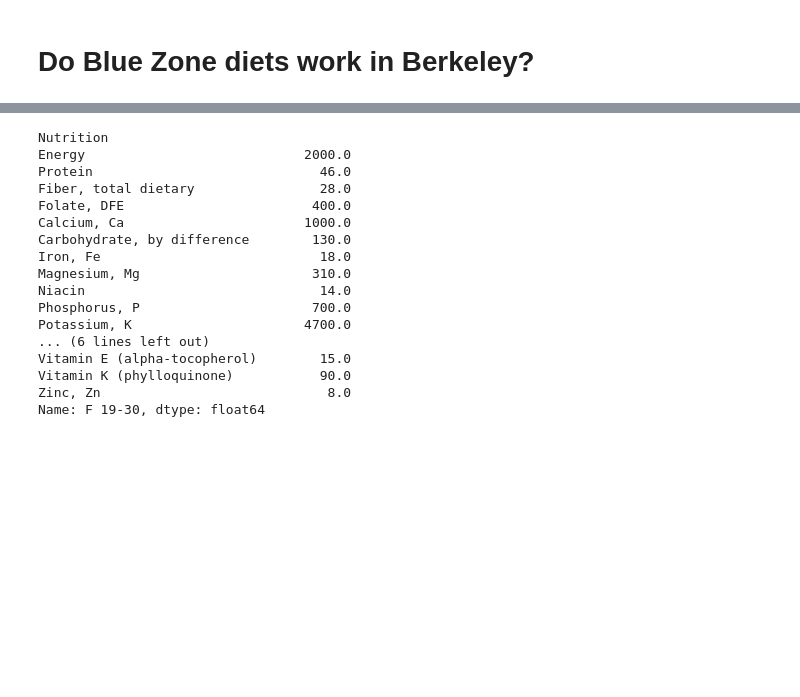
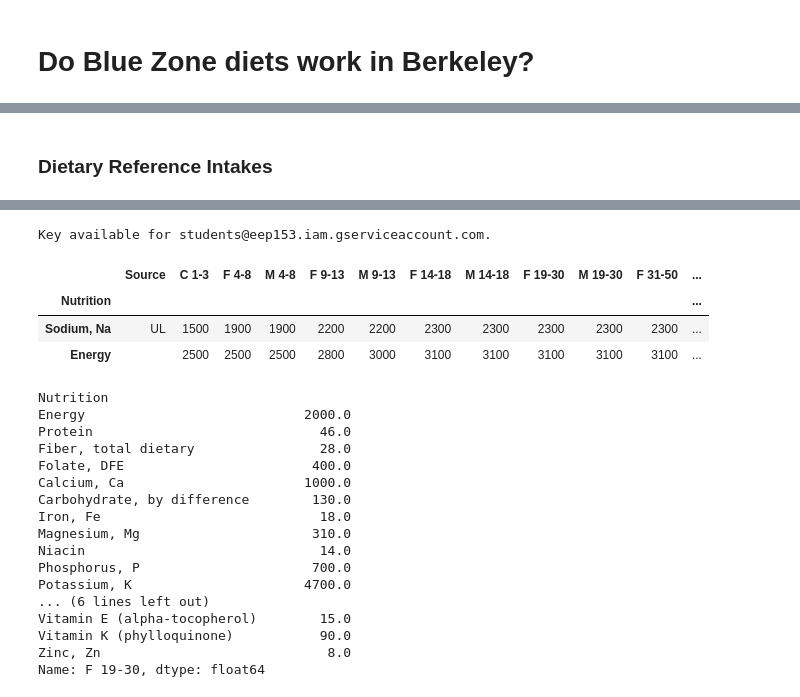
Before and after one commit to jackieschneider/Thomas-Allinson, a Jupyter notebook: BlueZonevsBerkeley.ipynb, the cells around one changed output, grey strips where cells are left out. Saved outputs shown, nothing was run; the diff lists cells and outputs as text; code cells hidden in the pictures; blank space fills up the shorter version.

```diff
--- a/BlueZonevsBerkeley.ipynb
+++ b/BlueZonevsBerkeley.ipynb
@@ -40,3 +48,5 @@ Requirement already satisfied: oauthlib>=3.0.0 in /srv/conda/lib/python3.9/site-
+# %% [markdown]
+### Dietary Reference Intakes
 # %%
 #Read diet minimum data
 diet_min = pd.read_csv("diet_minimums.csv")
@@ -66,6 +74,22 @@ diet_min
 | Vitamin E (alpha-tocopherol) | RDA | 6.0 | 7.0 | 7.0 | 11.0 | 11.0 | 15.0 | 15.0 | 15.0 | 15.0 | 15.0 | ... |
 | Vitamin K (phylloquinone) | AI | 30.0 | 55.0 | 55.0 | 60.0 | 60.0 | 75.0 | 75.0 | 90.0 | 120.0 | 90.0 | ... |
 | Zinc, Zn | RDA | 3.0 | 5.0 | 5.0 | 8.0 | 8.0 | 9.0 | 11.0 | 8.0 | 11.0 | 8.0 | ... |
+# %%
+from eep153_tools.sheets import read_sheets
+
+DRI_url = "https://docs.google.com/spreadsheets/d/1y95IsQ4HKspPW3HHDtH7QMtlDA66IUsCHJLutVL-MMc/"
+
+DRIs = read_sheets(DRI_url)
+
+# Define *maximums*
+diet_max = DRIs['diet_maximums'].set_index('Nutrition')
+diet_max
+# %% [output]
+Key available for students@eep153.iam.gserviceaccount.com.
+|  | Source | C 1-3 | F 4-8 | M 4-8 | F 9-13 | M 9-13 | F 14-18 | M 14-18 | F 19-30 | M 19-30 | F 31-50 | ... |
+| Nutrition |  |  |  |  |  |  |  |  |  |  |  | ... |
+| Sodium, Na | UL | 1500 | 1900 | 1900 | 2200 | 2200 | 2300 | 2300 | 2300 | 2300 | 2300 | ... |
+| Energy |  | 2500 | 2500 | 2500 | 2800 | 3000 | 3100 | 3100 | 3100 | 3100 | 3100 | ... |
 # %%
 def dietary_ref_intake(age,sex,df):
     """Takes in age and sex, and returns the dietary reference intake for the chosen population"""
```
Also changed, not shown: parts of 29 cells of this notebook.
